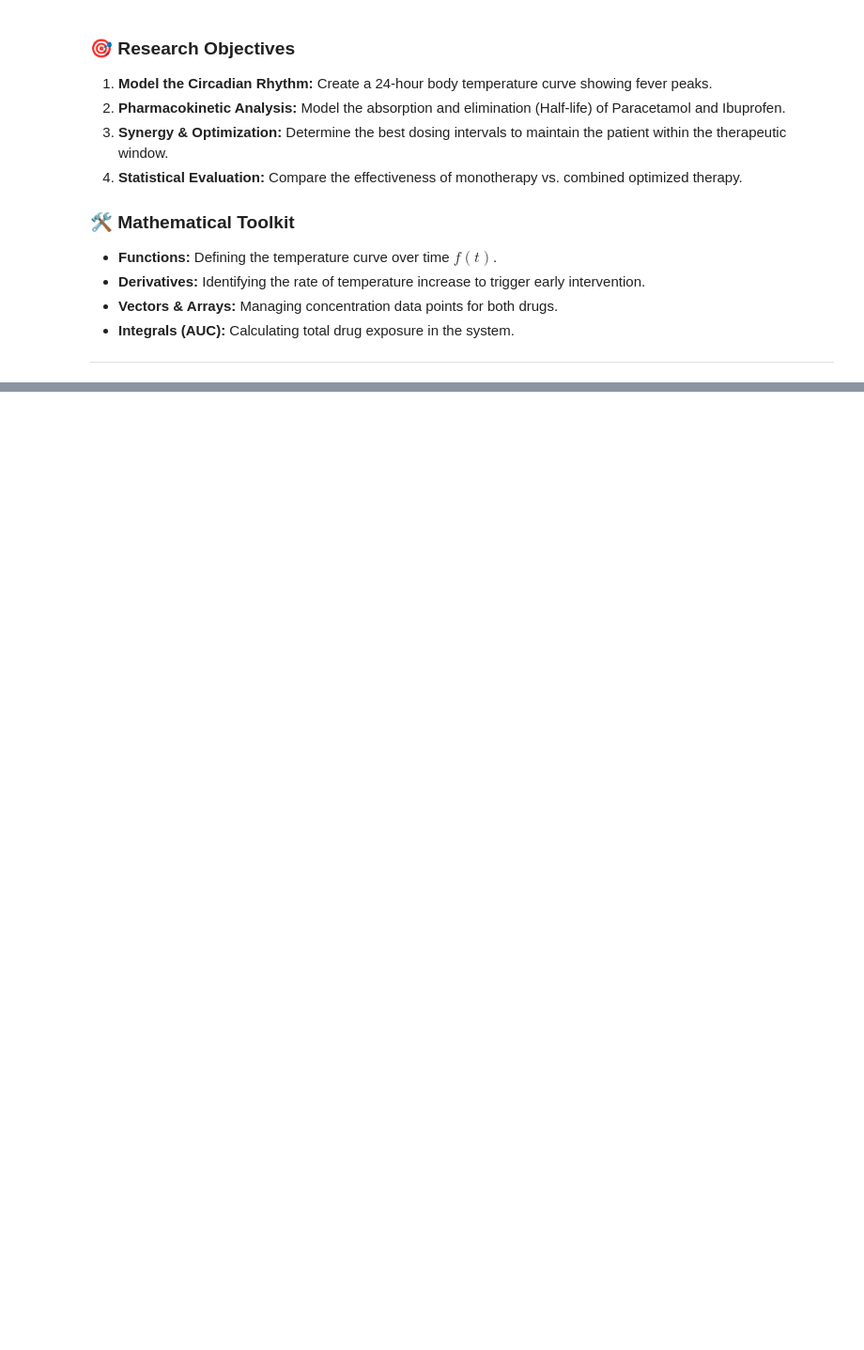
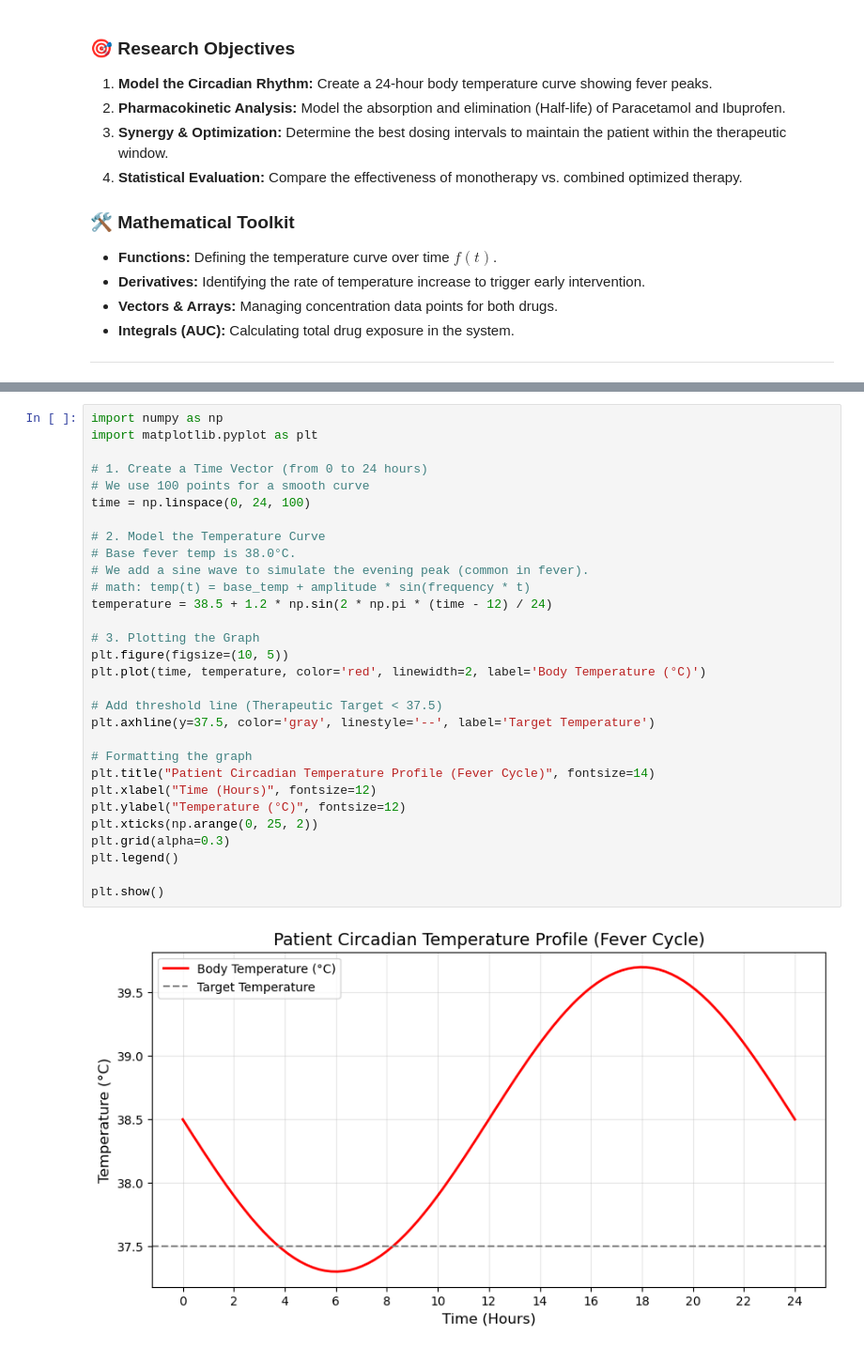
Before and after one commit to AlexandrovTodorov/math-concepts-pharmacy-project, a Jupyter notebook: Pharmacy_Math_Project.ipynb, the cells around one changed output, grey strips where cells are left out. Shown at 94% size. Saved outputs shown, nothing was run; the diff lists cells and outputs as text; blank space fills up the shorter version.

Commit message:
Implemented circadian temperature model

```diff
--- a/Pharmacy_Math_Project.ipynb
+++ b/Pharmacy_Math_Project.ipynb
@@ -22,0 +39,32 @@ Managing high fever requires precise timing. This project addresses a common cli
+# %%
+import numpy as np
+import matplotlib.pyplot as plt
+
+# 1. Create a Time Vector (from 0 to 24 hours)
+# We use 100 points for a smooth curve
+time = np.linspace(0, 24, 100)
+
+# 2. Model the Temperature Curve
+# Base fever temp is 38.0°C.
+# We add a sine wave to simulate the evening peak (common in fever).
+# math: temp(t) = base_temp + amplitude * sin(frequency * t)
+temperature = 38.5 + 1.2 * np.sin(2 * np.pi * (time - 12) / 24)
+
+# 3. Plotting the Graph
+plt.figure(figsize=(10, 5))
+plt.plot(time, temperature, color='red', linewidth=2, label='Body Temperature (°C)')
+
+# Add threshold line (Therapeutic Target < 37.5)
+plt.axhline(y=37.5, color='gray', linestyle='--', label='Target Temperature')
+
+# Formatting the graph
+plt.title("Patient Circadian Temperature Profile (Fever Cycle)", fontsize=14)
+plt.xlabel("Time (Hours)", fontsize=12)
+plt.ylabel("Temperature (°C)", fontsize=12)
+plt.xticks(np.arange(0, 25, 2))
+plt.grid(alpha=0.3)
+plt.legend()
+
+plt.show()
+# %% [output]
+[figure, added]
```
Also changed, not shown: parts of 1 cell of this notebook.
